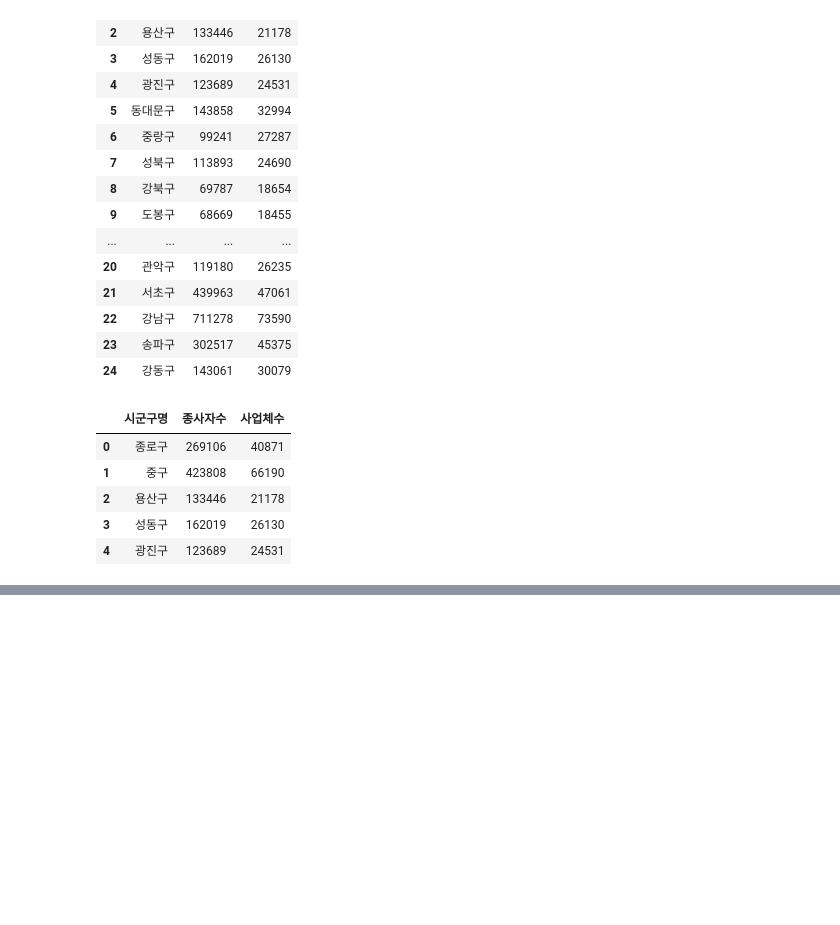
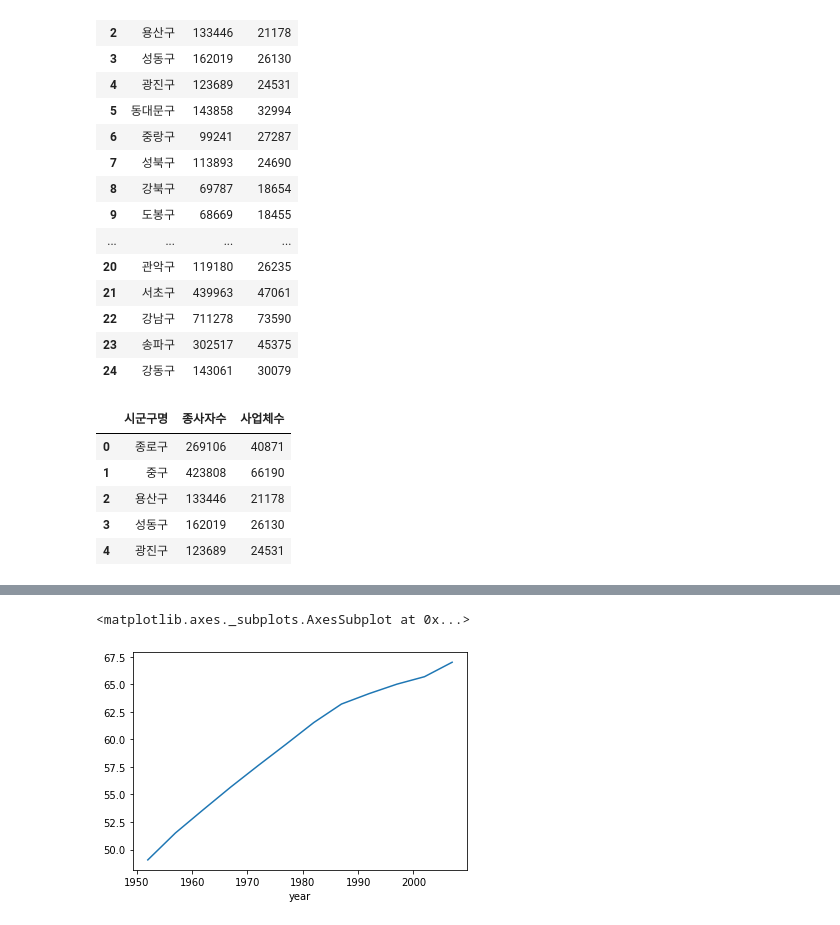
Before and after one commit to leekwanghun323/python, a Jupyter notebook: pythonbasic08_pandas.ipynb, the cells around one changed output, grey strips where cells are left out. Drawn from its saved outputs; the diff is of its cells as text; code cells hidden in the pictures; blank space fills up the shorter version.

```diff
--- a/pythonbasic08_pandas.ipynb
+++ b/pythonbasic08_pandas.ipynb
@@ -42,0 +250,5 @@ df.head()                         # 데이터 프레임의 위쪽 5개만 간략
+# %%
+# 기초 통계 계산
+
+df = pandas.read_csv('gapminder.tsv', sep='\t')
+df
@@ -42,0 +365,6 @@ df.head()                         # 데이터 프레임의 위쪽 5개만 간략
+# %%
+yearly_lifeExp = df.groupby('year')['lifeExp'].mean()
+yearly_lifeExp.plot()
+# %% [output]
+<matplotlib.axes._subplots.AxesSubplot at 0x...>
+[figure, added]
```
Also changed, not shown: parts of 61 cells of this notebook.
